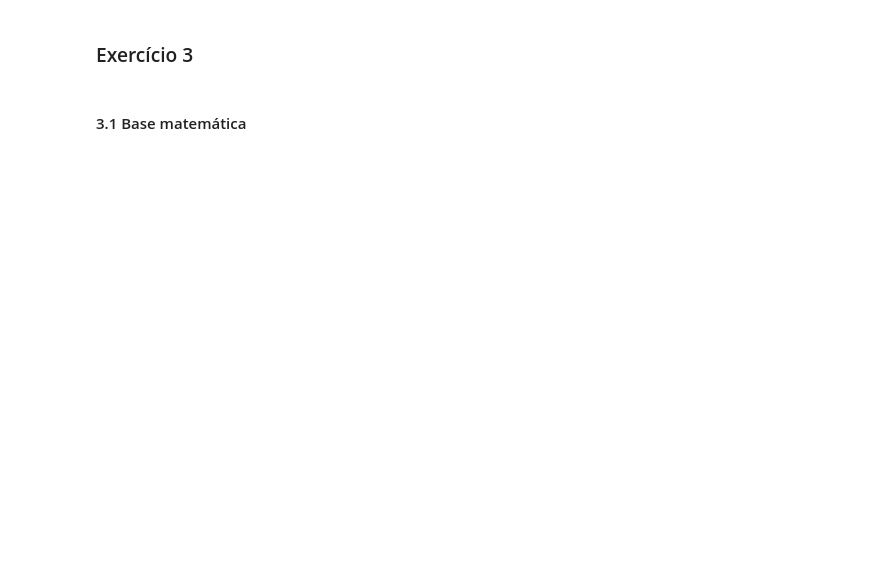
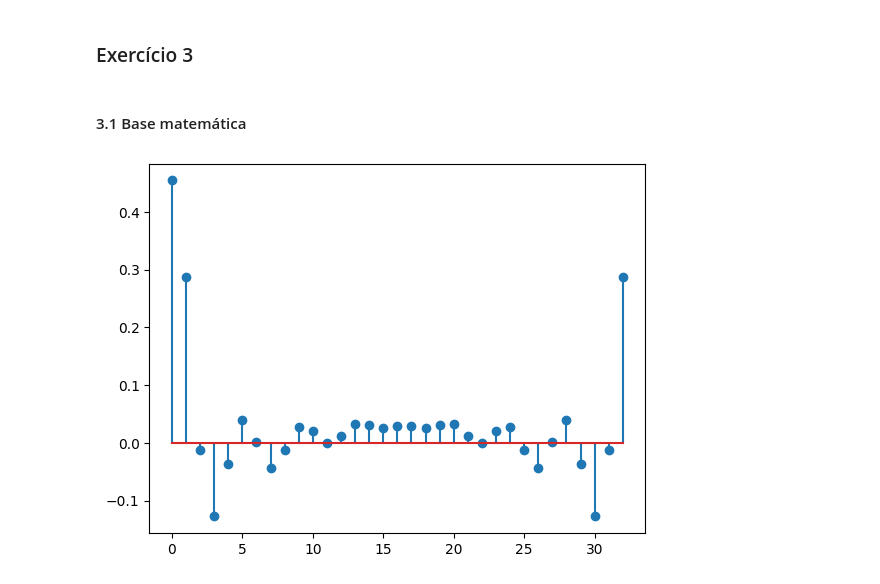
Before and after one commit to Vjfrib/sistCom, a Jupyter notebook: Projetos/2nd Projeto em Python + Apresentação/Notebook.ipynb, the cells around one changed output. Cells and saved outputs as stored; diff of their text form; code cells hidden in the pictures; blank space fills up the shorter version.

```diff
--- a/Projetos/2nd Projeto em Python + Apresentação/Notebook.ipynb
+++ b/Projetos/2nd Projeto em Python + Apresentação/Notebook.ipynb
@@ -61,0 +172,24 @@ Explicação.
+# %%
+# Execução: Definições
+q = np.arange(33)
+Hq = np.zeros_like(q)  # Inicializar Hq com zeros
+
+for m in range(len(q)):
+    if 0 <= q[m] <= 7:
+        Hq[m] = 1
+    if 25 <= q[m] <= 31:
+        Hq[m] = 1
+    if 9 <= q[m] <= 23:
+        Hq[m] = 0
+    if q[m] == 8 or q[m] == 24:
+        Hq[m] = 0.5
+
+Gq = np.ones_like(Hq)  # Inicializar Gq como exemplo
+Yq = Gq * Hq
+yk = np.fft.ifft(Yq)
+
+plt.figure()
+plt.stem(q, yk.real)  # Plota apenas a parte real de yk
+plt.show()
+# %% [output]
+[figure, added]
```
Also changed, not shown: parts of 7 cells of this notebook.
